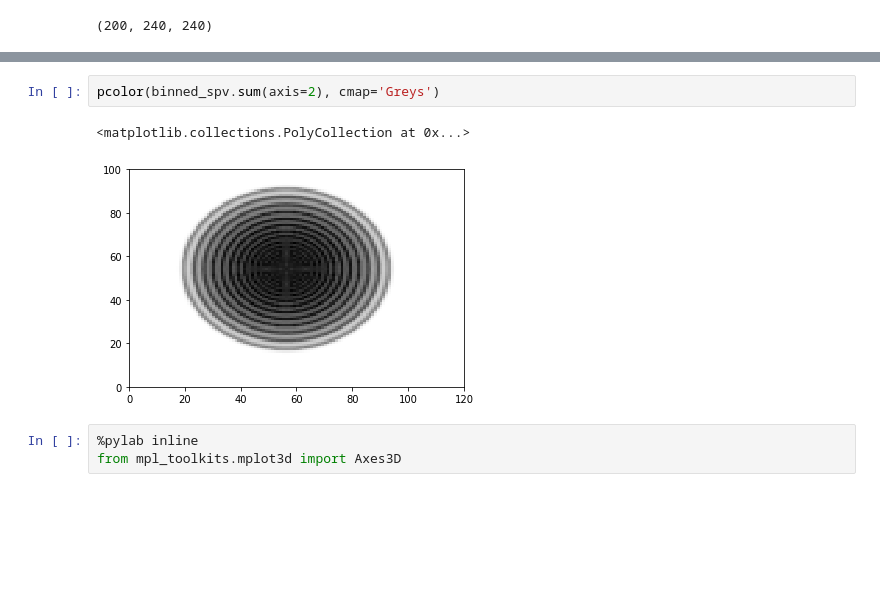
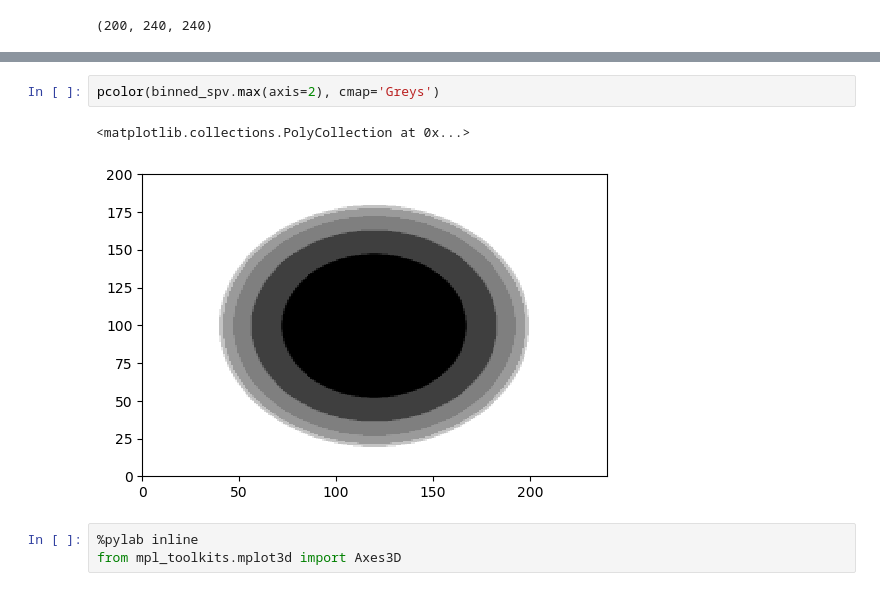
Before and after one commit to icecube/retro, a Jupyter notebook: retro/sphbin2cartbin.ipynb, the cells around one changed output, grey strips where cells are left out. Cells and saved outputs as stored; diff of their text form; blank space fills up the shorter version.

```diff
--- a/retro/sphbin2cartbin.ipynb
+++ b/retro/sphbin2cartbin.ipynb
@@ -817,8 +815,8 @@ plt.colorbar();
 # %%
-pcolor(binned_spv.sum(axis=2), cmap='Greys')
+pcolor(binned_spv.max(axis=2), cmap='Greys')
 # %% [output]
 <matplotlib.collections.PolyCollection at 0x...>
-[figure, old version]
+[figure, new version]
 # %%
 %pylab inline
 from mpl_toolkits.mplot3d import Axes3D
```
Also changed, not shown: parts of 19 cells of this notebook, 2 other files.
